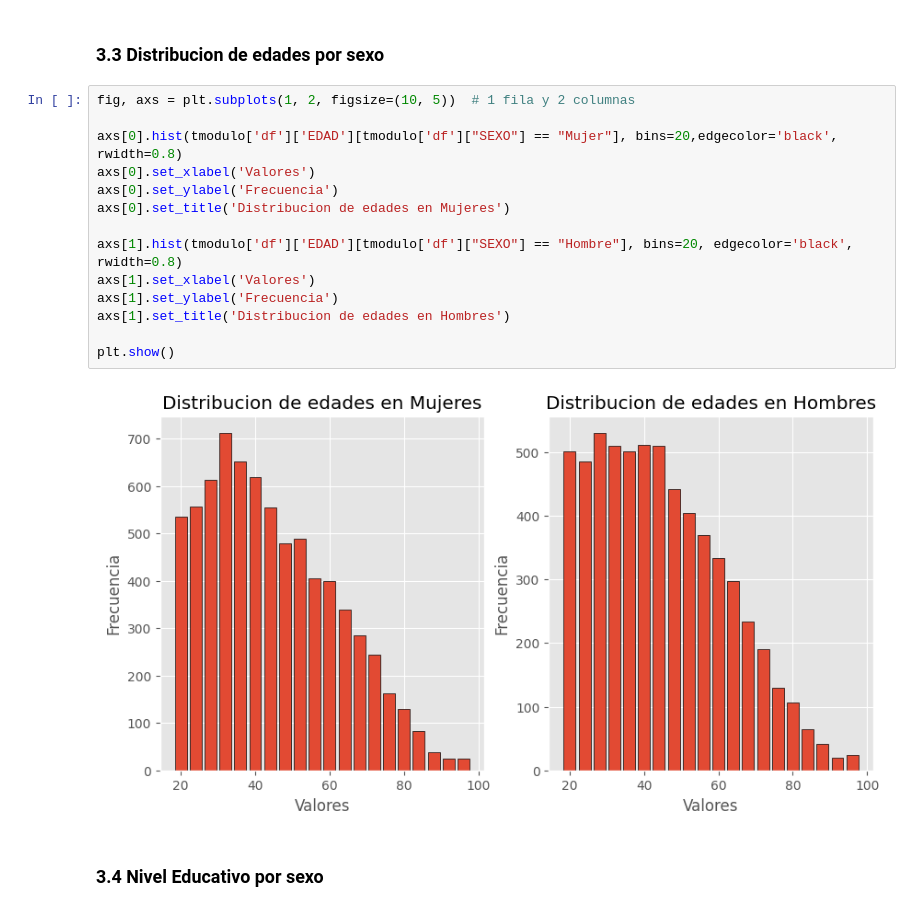
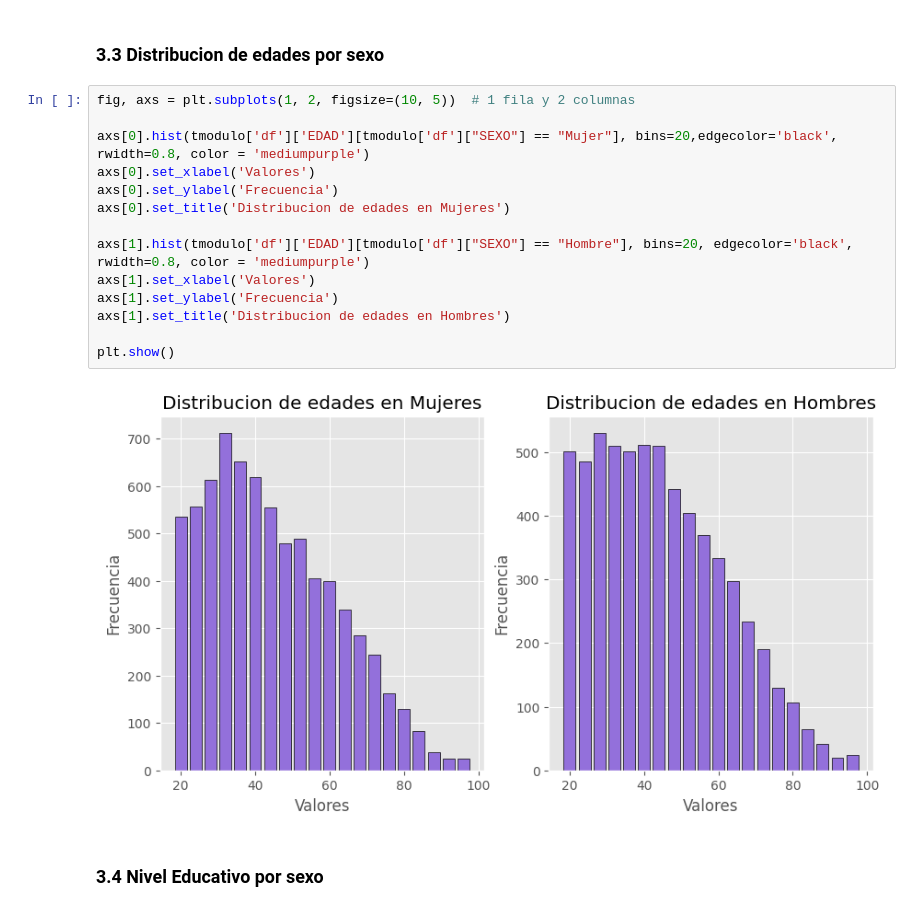
Before and after one commit to luiscarp/Analisis_ENIF, a Jupyter notebook: ENIF.ipynb, the cells around one changed output. Cells and saved outputs as stored; diff of their text form.

```diff
--- a/ENIF.ipynb
+++ b/ENIF.ipynb
@@ -573,19 +569,19 @@ plt.show()
 # %%
 fig, axs = plt.subplots(1, 2, figsize=(10, 5))  # 1 fila y 2 columnas
 
-axs[0].hist(tmodulo['df']['EDAD'][tmodulo['df']["SEXO"] == "Mujer"], bins=20,edgecolor='black', rwidth=0.8)
+axs[0].hist(tmodulo['df']['EDAD'][tmodulo['df']["SEXO"] == "Mujer"], bins=20,edgecolor='black', rwidth=0.8, color = 'mediumpurple')
 axs[0].set_xlabel('Valores')
 axs[0].set_ylabel('Frecuencia')
 axs[0].set_title('Distribucion de edades en Mujeres')
 
-axs[1].hist(tmodulo['df']['EDAD'][tmodulo['df']["SEXO"] == "Hombre"], bins=20, edgecolor='black', rwidth=0.8)
+axs[1].hist(tmodulo['df']['EDAD'][tmodulo['df']["SEXO"] == "Hombre"], bins=20, edgecolor='black', rwidth=0.8, color = 'mediumpurple')
 axs[1].set_xlabel('Valores')
 axs[1].set_ylabel('Frecuencia')
 axs[1].set_title('Distribucion de edades en Hombres')
 
 plt.show()
 # %% [output]
-[figure, old version]
+[figure, new version]
 # %% [markdown]
 ### 3.4 Nivel Educativo por sexo
 # %%
```
Also changed, not shown: parts of 39 cells of this notebook.
